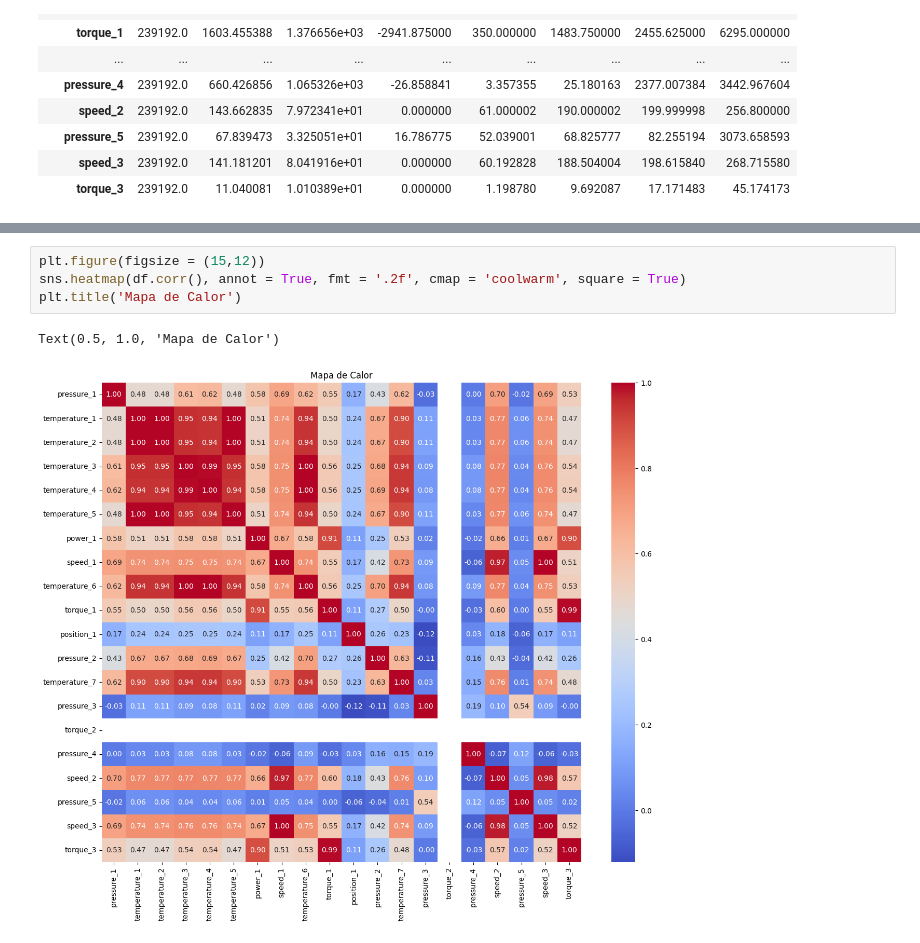
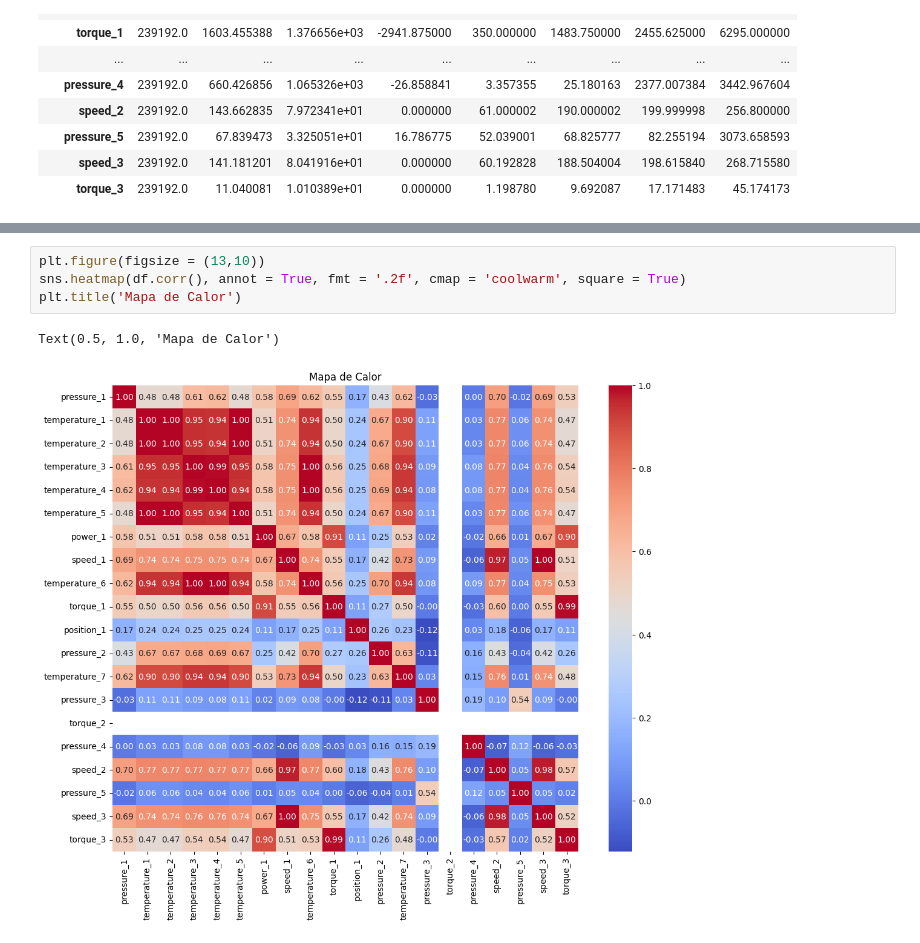
Before and after one commit to CesarSotnas/Analise_Tecnica_RIO_Analytics, a Jupyter notebook: analise_exploratoria.ipynb, the cells around one changed output, grey strips where cells are left out. Drawn from its saved outputs; the diff is of its cells as text.

```diff
--- a/analise_exploratoria.ipynb
+++ b/analise_exploratoria.ipynb
@@ -89,7 +166,7 @@ array([[<AxesSubplot:title={'center':'torque_1'}>,
 # %%
-plt.figure(figsize = (15,12))
+plt.figure(figsize = (13,10))
 sns.heatmap(df.corr(), annot = True, fmt = '.2f', cmap = 'coolwarm', square = True)
 plt.title('Mapa de Calor')
 # %% [output]
 Text(0.5, 1.0, 'Mapa de Calor')
-[figure, old version]
+[figure, new version]
```
Also changed, not shown: parts of 21 cells of this notebook, 1 other file.
